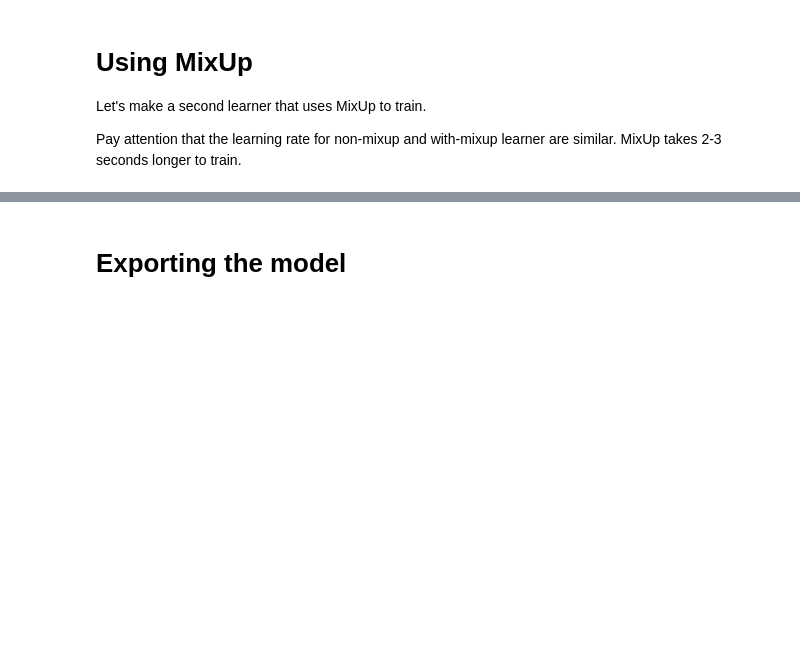
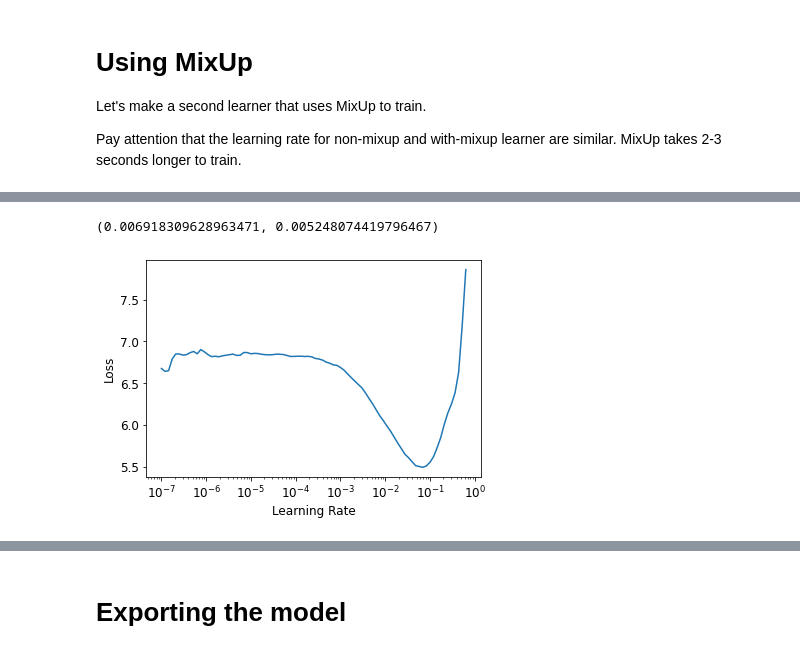
Before and after one commit to msr-lovely/Practical-Deep-Learning-For-Coders, a Jupyter notebook: 05-07/Pokemon Classifier.ipynb, the cells around one changed output, grey strips where cells are left out. Drawn from its saved outputs; the diff is of its cells as text; code cells hidden in the pictures; blank space fills up the shorter version.

```diff
--- a/05-07/Pokemon Classifier.ipynb
+++ b/05-07/Pokemon Classifier.ipynb
@@ -150,0 +150,4 @@ In the end, after 20 epochs mixup is about 1.4% more accurate.
+# %%
+lr_min3,lr_steep3 = learn3.lr_find()
+lr_min3,lr_steep3
+# %% [output]
@@ -150,0 +155,2 @@ In the end, after 20 epochs mixup is about 1.4% more accurate.
+(0.006918309628963471, 0.005248074419796467)
+[figure, added]
```
Also changed, not shown: parts of 45 cells of this notebook, 1 other file.
